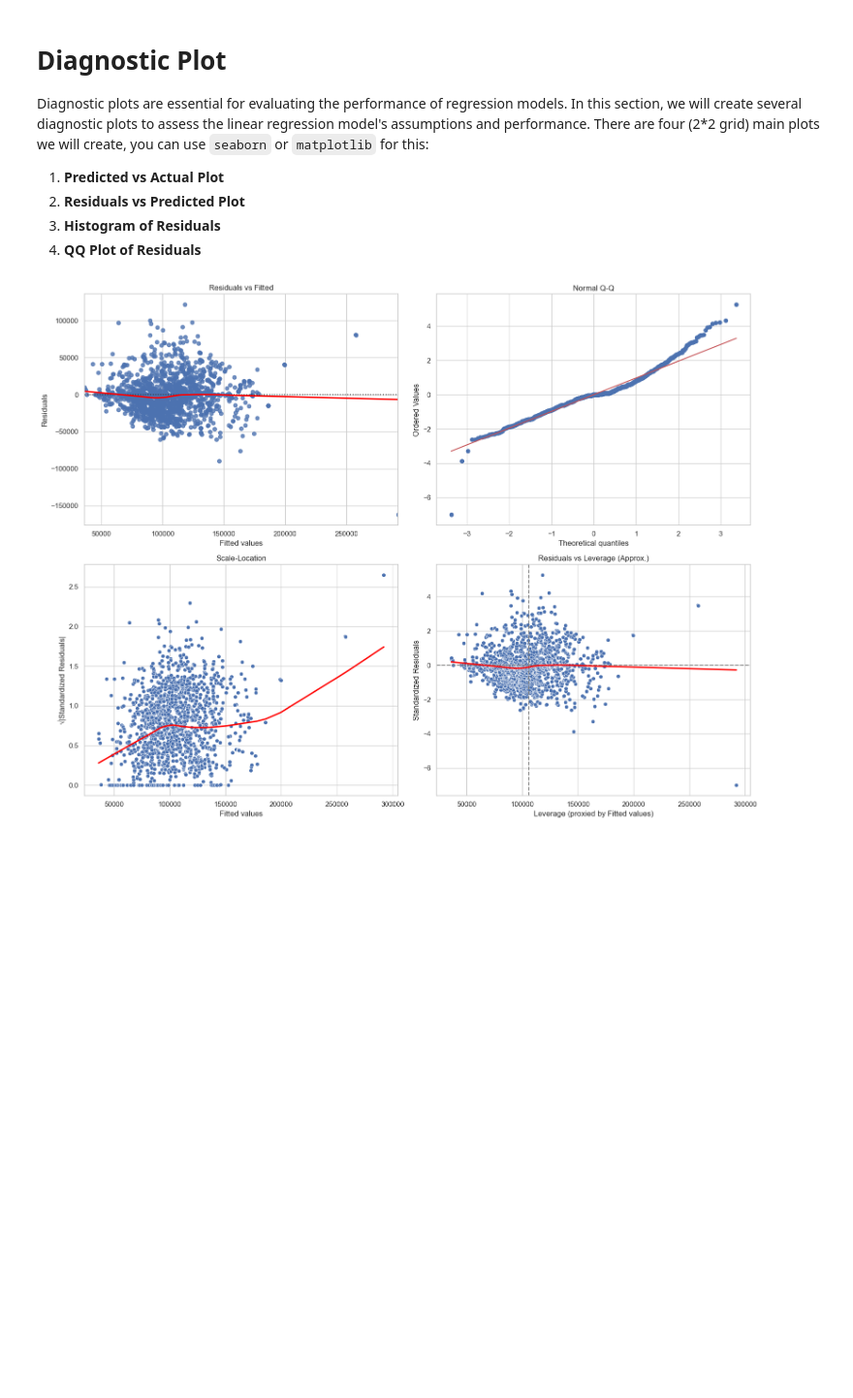
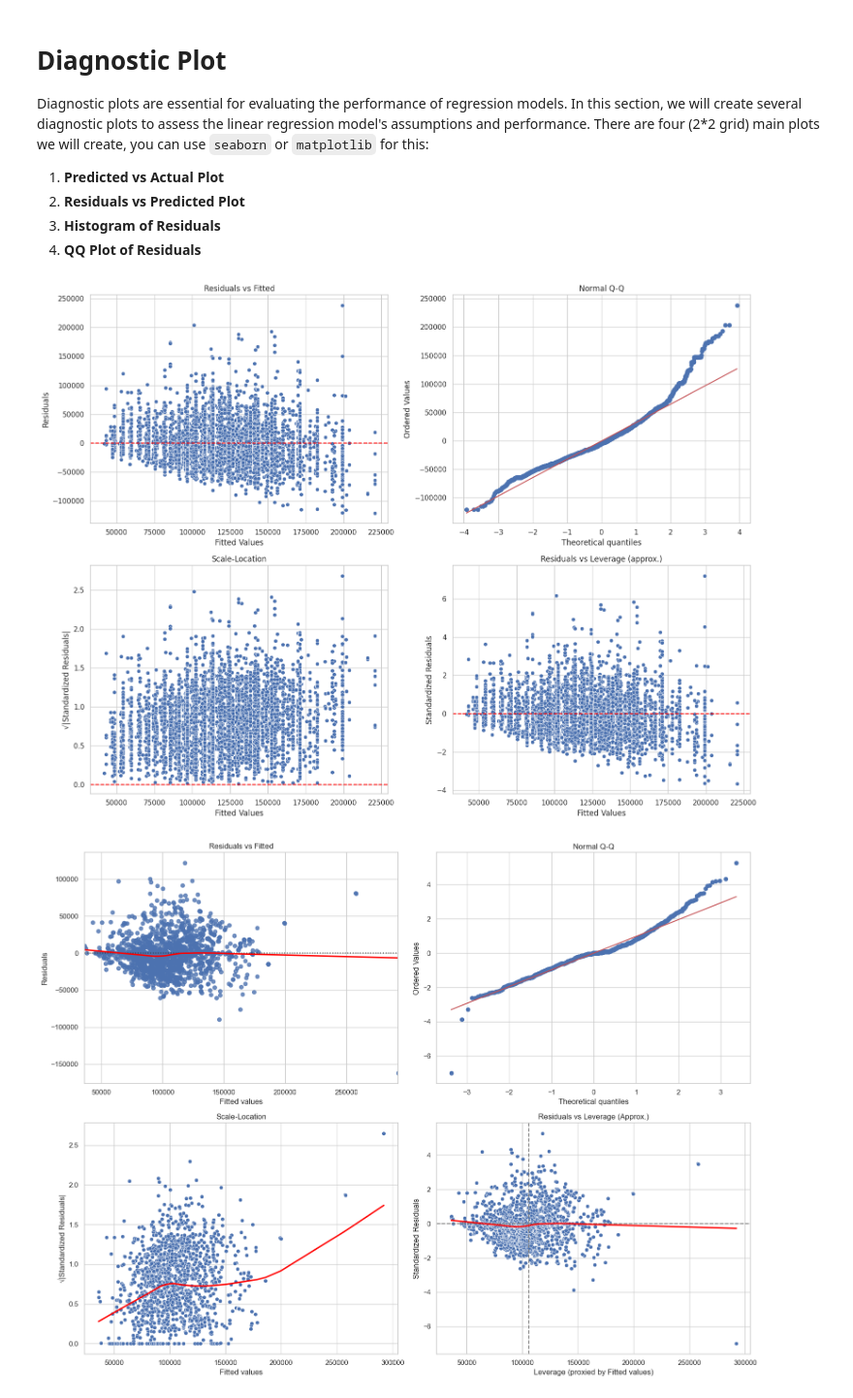
Before and after one commit to met-ad-688/lab08-prabuj1611, a Jupyter notebook: lab08-prabu.ipynb, the cells around one changed output. Shown at 97% size. Cells and saved outputs as stored; diff of their text form; code cells hidden in the pictures; blank space fills up the shorter version.

```diff
--- a/lab08-prabu.ipynb
+++ b/lab08-prabu.ipynb
@@ -343,6 +343,69 @@ Diagnostic plots are essential for evaluating the performance of regression mode
 2. **Residuals vs Predicted Plot**
 3. **Histogram of Residuals**
 4. **QQ Plot of Residuals**
+# %%
+#| eval: true
+#| echo: false
+import matplotlib.pyplot as plt
+import seaborn as sns
+import scipy.stats as stats
+import numpy as np
+import pandas as pd
+
+# Convert summary predictions to pandas DataFrame
+df_pred = summary.predictions.select("SALARY", "prediction").toPandas()
+
+# Compute residuals
+df_pred["residuals"] = df_pred["SALARY"] - df_pred["prediction"]
+df_pred["fitted"] = df_pred["prediction"]
+
+# Standardized residuals
+res_mean = df_pred["residuals"].mean()
+res_std = df_pred["residuals"].std()
+df_pred["std_residuals"] = (df_pred["residuals"] - res_mean) / res_std
+
+# Square root of standardized residuals
+df_pred["sqrt_std_resid"] = np.sqrt(np.abs(df_pred["std_residuals"]))
+
+# Plot diagnostics
+plt.figure(figsize=(16, 12))
+sns.set_theme(style="whitegrid")
+
+# Plot 1: Residuals vs Fitted
+plt.subplot(2, 2, 1)
+sns.scatterplot(x="fitted", y="residuals", data=df_pred)
+plt.axhline(0, color='red', linestyle='--')
+plt.title("Residuals vs Fitted")
+plt.xlabel("Fitted Values")
+plt.ylabel("Residuals")
+
+# Plot 2: QQ Plot
+plt.subplot(2, 2, 2)
+stats.probplot(df_pred["residuals"], dist="norm", plot=plt)
+plt.title("Normal Q-Q")
+
+# Plot 3: Scale-Location (sqrt std residuals vs fitted)
+plt.subplot(2, 2, 3)
+sns.scatterplot(x="fitted", y="sqrt_std_resid", data=df_pred)
+plt.axhline(0, color='red', linestyle='--')
+plt.title("Scale-Location")
+plt.xlabel("Fitted Values")
+plt.ylabel("√|Standardized Residuals|")
+
+# Plot 4: Residuals vs Leverage (approximation using fitted)
+plt.subplot(2, 2, 4)
+sns.scatterplot(x="fitted", y="std_residuals", data=df_pred)
+plt.axhline(0, color='red', linestyle='--')
+plt.title("Residuals vs Leverage (approx.)")
+plt.xlabel("Fitted Values")
+plt.ylabel("Standardized Residuals")
+
+# Save and show
+plt.tight_layout()
+plt.savefig("_output/glr_diagnostic_classic.png")
+plt.show()
+# %% [output]
+[figure, added]
 # %%
 #| eval: true
 #| echo: false
```
Also changed, not shown: parts of 4 cells of this notebook, 3 other files.
